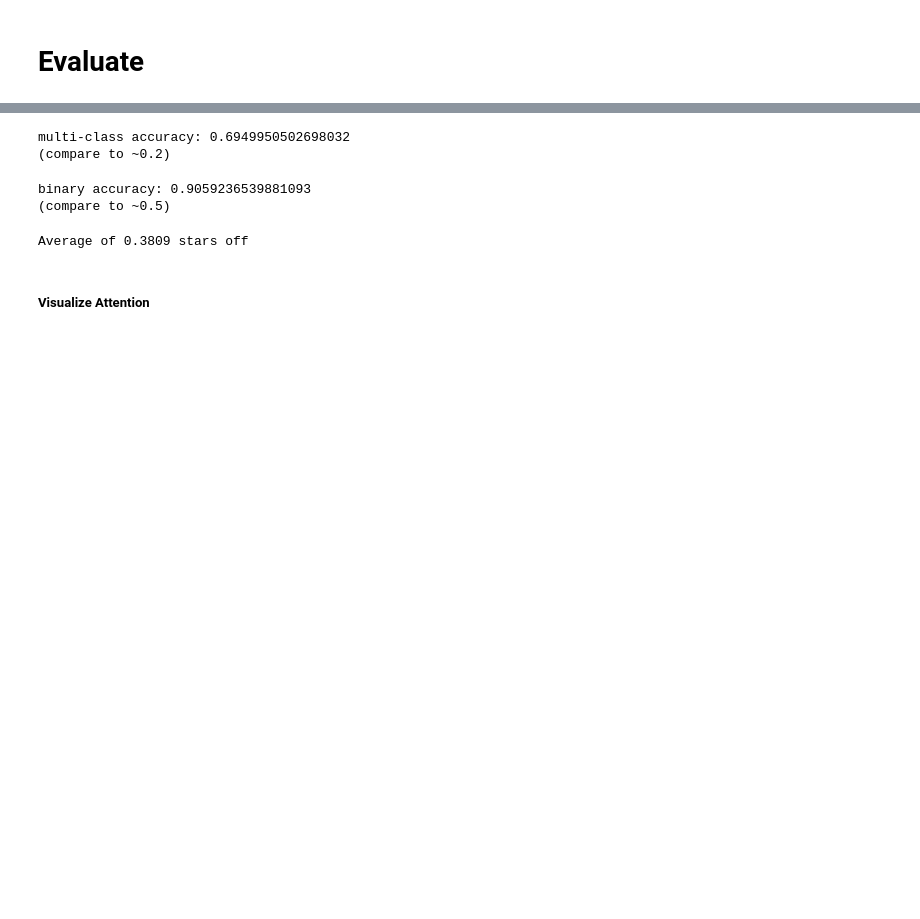
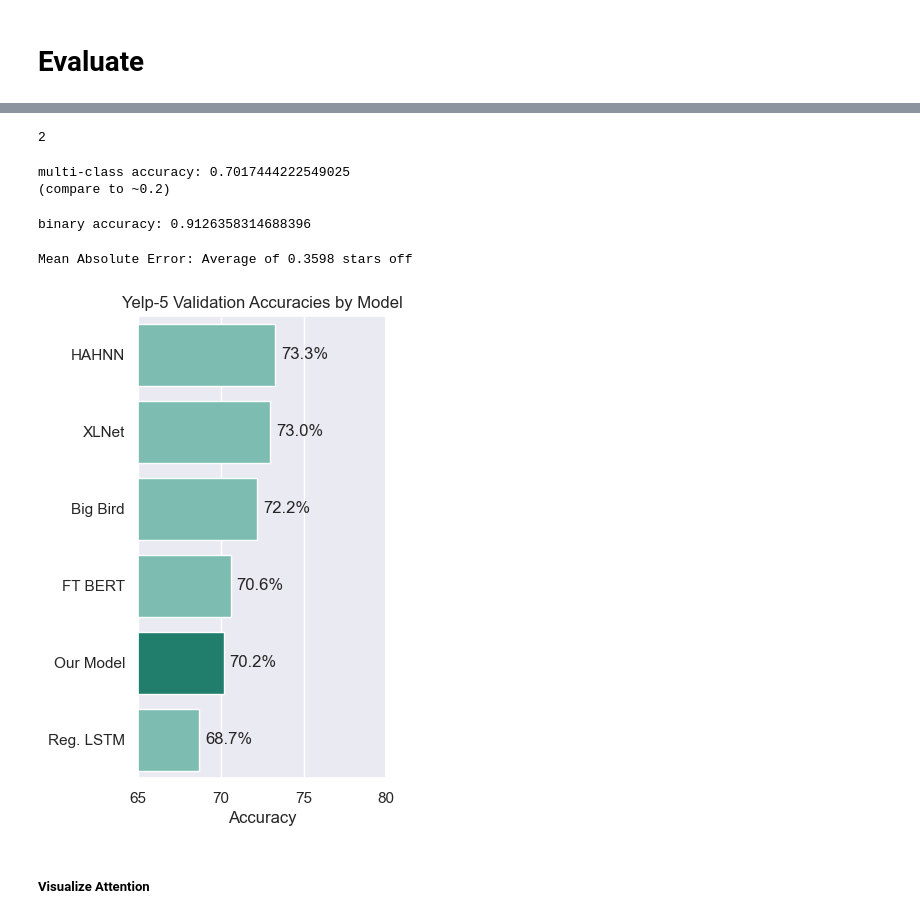
Before and after one commit to ericzander/cs374-yelp-attention, a Jupyter notebook: experiments/yelp_validation.ipynb, the cells around one changed output, grey strips where cells are left out. Cells and saved outputs as stored; diff of their text form; code cells hidden in the pictures; blank space fills up the shorter version.

Commit message:
Finished validation testing and paper

```diff
--- a/experiments/yelp_validation.ipynb
+++ b/experiments/yelp_validation.ipynb
@@ -175,2 +191,6 @@ array([3.91745288, 3.82218743, 0.09109641, ..., 3.96920484, 3.10105394,
+# %%
+tf.reduce_mean(y_val).numpy()
+# %% [output]
+2
 # %%
 # Determine if sentiment is negative or postiive
@@ -178,21 +198,41 @@ y_pred_binary = star_reg > 2
 # %%
-print("multi-class accuracy: " + str((y_pred_multi == y_test).numpy().sum() / len(y_test)))
-print("(compare to ~0.2)")
+print("multi-class accuracy: " + str((y_pred_multi == y_val).numpy().sum() / len(y_val)))
 # %% [output]
-multi-class accuracy: 0.6949950502698032
+multi-class accuracy: 0.7017444222549025
 (compare to ~0.2)
 # %%
-print("binary accuracy: " + str((y_pred_binary == (y_test >= 3)).numpy().sum() / len(y_test)))
-print("(compare to ~0.5)")
+print("binary accuracy: " + str((y_pred_binary == (y_val >= 3)).numpy().sum() / len(y_val)))
 # %% [output]
-binary accuracy: 0.9059236539881093
-(compare to ~0.5)
+binary accuracy: 0.9126358314688396
 # %%
-avg_err = tf.reduce_sum(tf.math.abs(y_test - y_pred_multi)) / len(y_test)
+avg_err = tf.reduce_sum(tf.math.abs(y_val - y_pred_multi)) / len(y_val)
 avg_err = avg_err.numpy()
 print(f"Mean Absolute Error: Average of {avg_err:.4f} stars off")
 # %% [output]
-Average of 0.3809 stars off
+Mean Absolute Error: Average of 0.3598 stars off
+# %%
+plt.figure(dpi=100, figsize=(3.2, 6))
+
+model_val_names = ["Reg. LSTM", "Our Model", "FT BERT", "Big Bird", "XLNet", "HAHNN"]
+model_val_accs = [68.7, 70.2, 70.6, 72.2, 73.0, 73.3]
+model_val_names.reverse()
+model_val_accs.reverse()
+
+ax = sns.barplot(
+    y=model_val_names,
+    x=model_val_accs,
+    palette=["#73C6B6" if i !=4 else "#138D75" for i in range(6)]
+)
+plt.xlim(65, 80)
+plt.xticks([65, 70, 75, 80])
+ax.bar_label(ax.containers[0], fmt="%.1f", padding=4, labels=[str(val) + "%" for val in model_val_accs])
+
+plt.title("Yelp-5 Validation Accuracies by Model")
+plt.xlabel("Accuracy")
+
+plt.show()
+# %% [output]
+[figure, added]
 # %% [markdown]
 ##### Visualize Attention
 # %%
```
Also changed, not shown: parts of 16 cells of this notebook, 5 other files.
